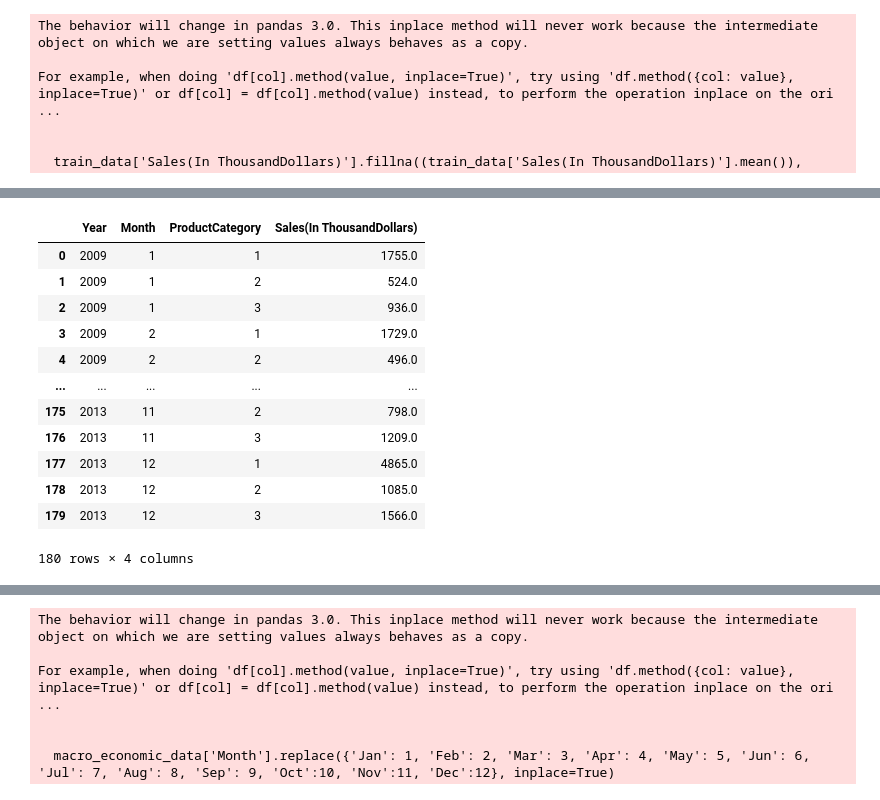
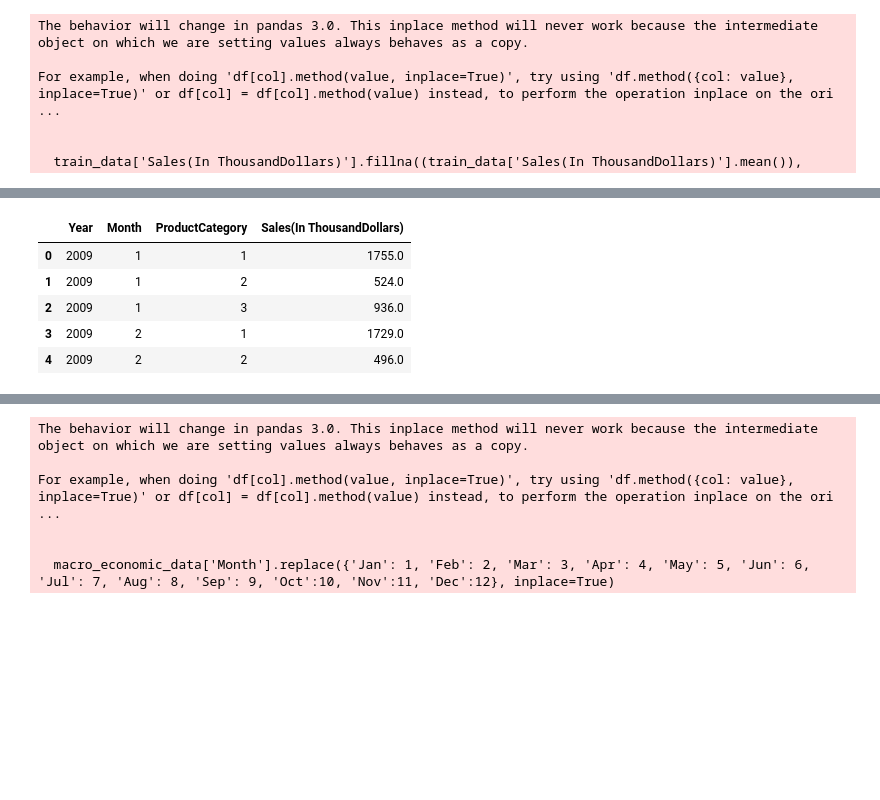
Before and after one commit to Yaadee/Walmart_sales_PredictionKaggle, a Jupyter notebook: notebook/Sales_predictions.ipynb, the cells around one changed output, grey strips where cells are left out. Saved outputs shown, nothing was run; the diff lists cells and outputs as text; code cells hidden in the pictures; blank space fills up the shorter version.

```diff
--- a/notebook/Sales_predictions.ipynb
+++ b/notebook/Sales_predictions.ipynb
@@ -8,5 +8,11 @@ train_data = pd.read_csv("../data/processed_data/train.csv")
 test_data = pd.read_csv("../data/processed_data/Submission.csv")
 kaggle_submission_form = pd.read_csv("../data/processed_data/Kaggle_Submission_Format.csv")
 # %%
-train_data.info()
+train_data['date'] = pd.to_datetime(train_data[['Year', 'Month']].assign(day=1))
+train_data['date'] = train_data.date.dt.to_period('M')
+train_data.drop(columns=['Year', 'Month'], inplace=True)
+train_data.fillna(0,inplace=True)
+train_data.set_index('date', inplace=True)
+
+train_data.head()
 # %% [output]
@@ -206,22 +648,14 @@ sns.barplot(data=train_data, x="ProductCategory", y='Sales(In ThousandDollars)')
 # %%
 cat = {'WomenClothing': 1, 'MenClothing':2, 'OtherClothing':3}
 
 train_data.replace({"ProductCategory": cat}, inplace=True)
 test_data.replace({"ProductCategory": cat}, inplace=True)
-
-train_data
+train_data.head()
 # %% [output]
 |  | Year | Month | ProductCategory | Sales(In ThousandDollars) |
 | 0 | 2009 | 1 | 1 | 1755.0 |
 | 1 | 2009 | 1 | 2 | 524.0 |
 | 2 | 2009 | 1 | 3 | 936.0 |
 | 3 | 2009 | 2 | 1 | 1729.0 |
 | 4 | 2009 | 2 | 2 | 496.0 |
-| ... | ... | ... | ... | ... |
-| 175 | 2013 | 11 | 2 | 798.0 |
-| 176 | 2013 | 11 | 3 | 1209.0 |
-| 177 | 2013 | 12 | 1 | 4865.0 |
-| 178 | 2013 | 12 | 2 | 1085.0 |
-| 179 | 2013 | 12 | 3 | 1566.0 |
-180 rows × 4 columns
 # %%
```
Also changed, not shown: parts of 96 cells of this notebook.
